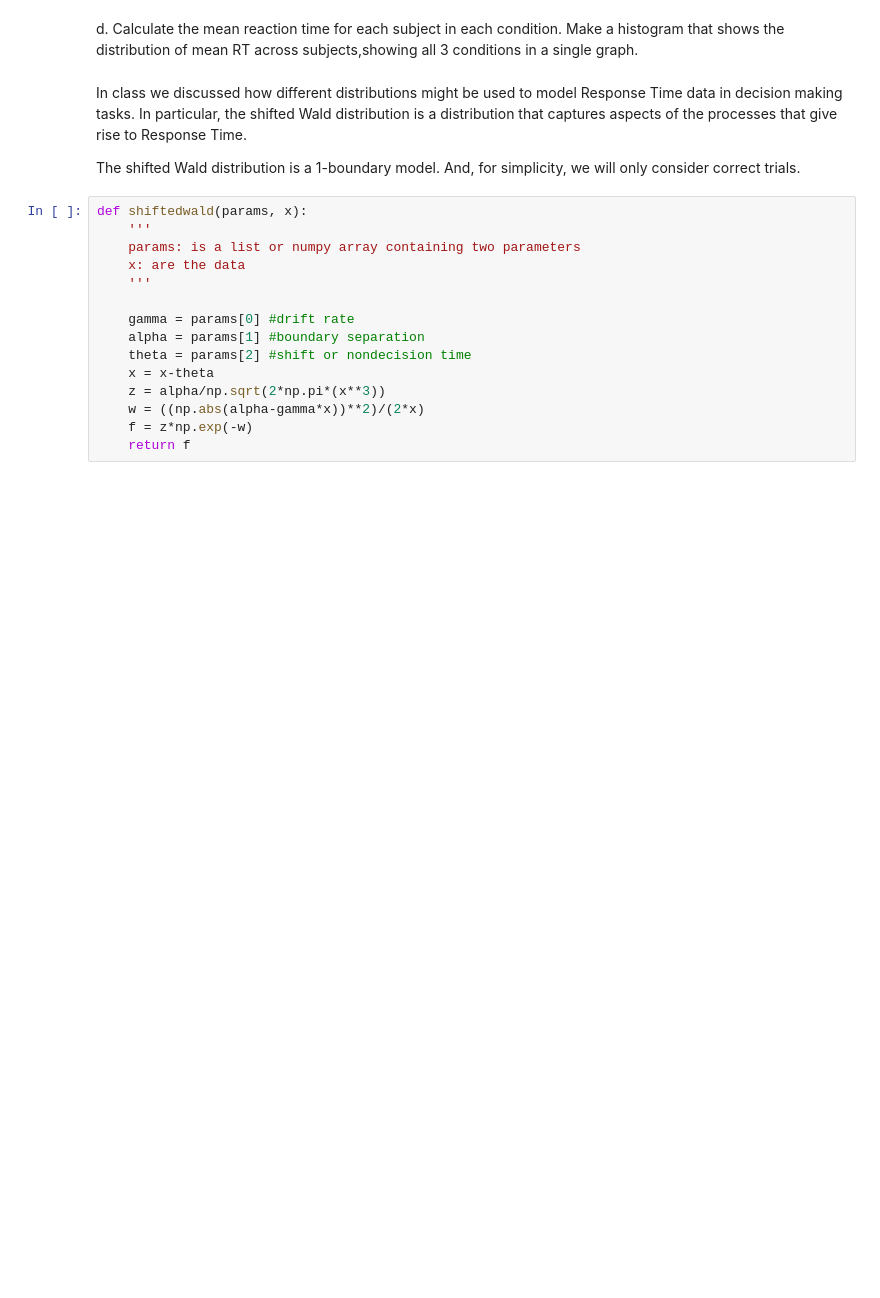
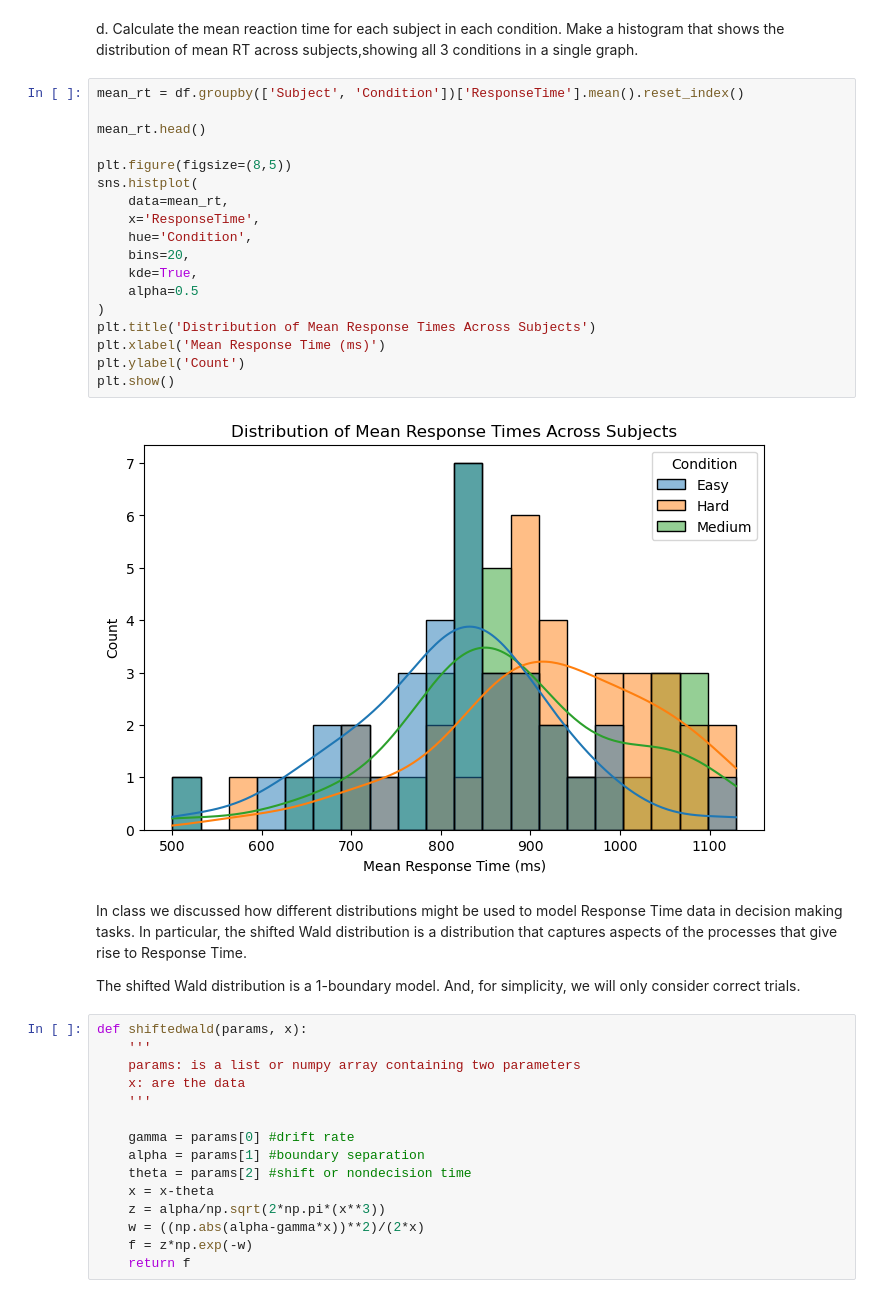
Before and after one commit to rheremm/COGS105, a Jupyter notebook: Homework/Homework1/Assignment1.ipynb, the cells around one changed output. Drawn from its saved outputs; the diff is of its cells as text; blank space fills up the shorter version.

```diff
--- a/Homework/Homework1/Assignment1.ipynb
+++ b/Homework/Homework1/Assignment1.ipynb
@@ -34,5 +102,25 @@ c. Make a boxplot that shows the distributions of each condition, with correct a
 # %% [markdown]
 d. Calculate the mean reaction time for each subject in each condition.  Make a histogram that shows the distribution of mean RT across subjects,showing all 3 conditions in a single graph.
+# %%
+mean_rt = df.groupby(['Subject', 'Condition'])['ResponseTime'].mean().reset_index()
+
+mean_rt.head()
+
+plt.figure(figsize=(8,5))
+sns.histplot(
+    data=mean_rt,
+    x='ResponseTime',
+    hue='Condition',
+    bins=20,
+    kde=True,
+    alpha=0.5
+)
+plt.title('Distribution of Mean Response Times Across Subjects')
+plt.xlabel('Mean Response Time (ms)')
+plt.ylabel('Count')
+plt.show()
+# %% [output]
+[figure, added]
 # %% [markdown]
 In class we discussed how different distributions might be used to model Response Time data in decision making tasks.  In particular, the shifted Wald distribution is a distribution that captures aspects of the processes that give rise to Response Time.
 
```
Also changed, not shown: parts of 3 cells of this notebook.
